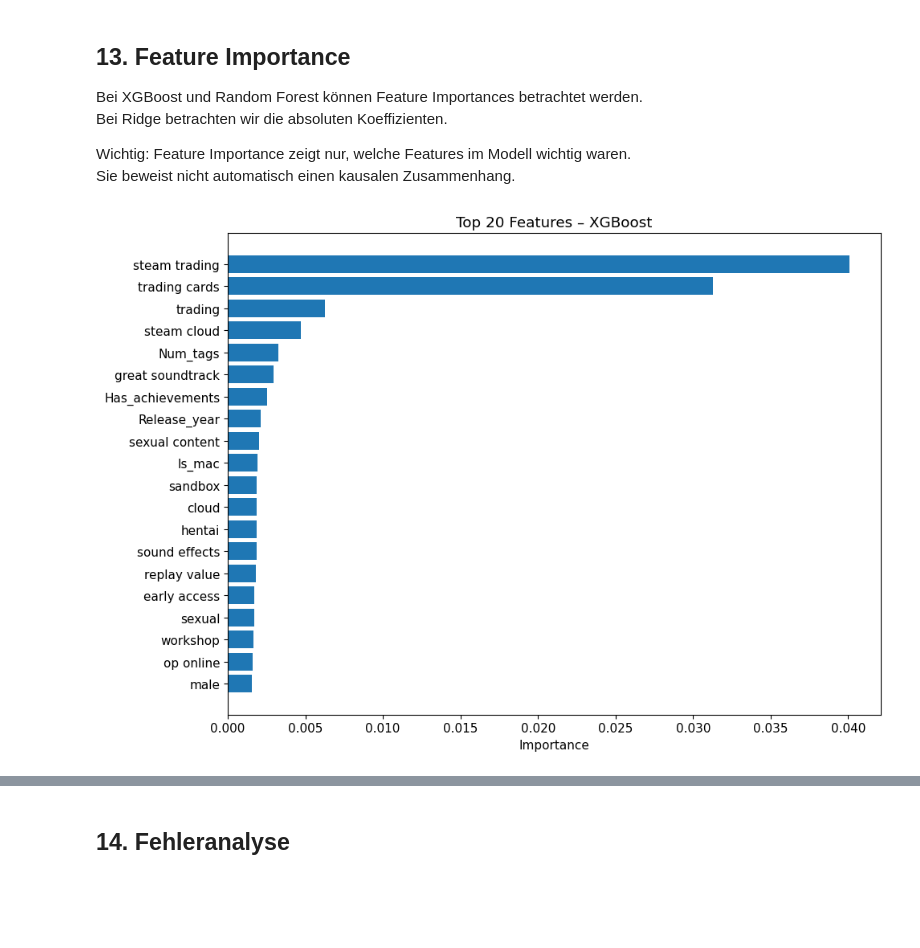
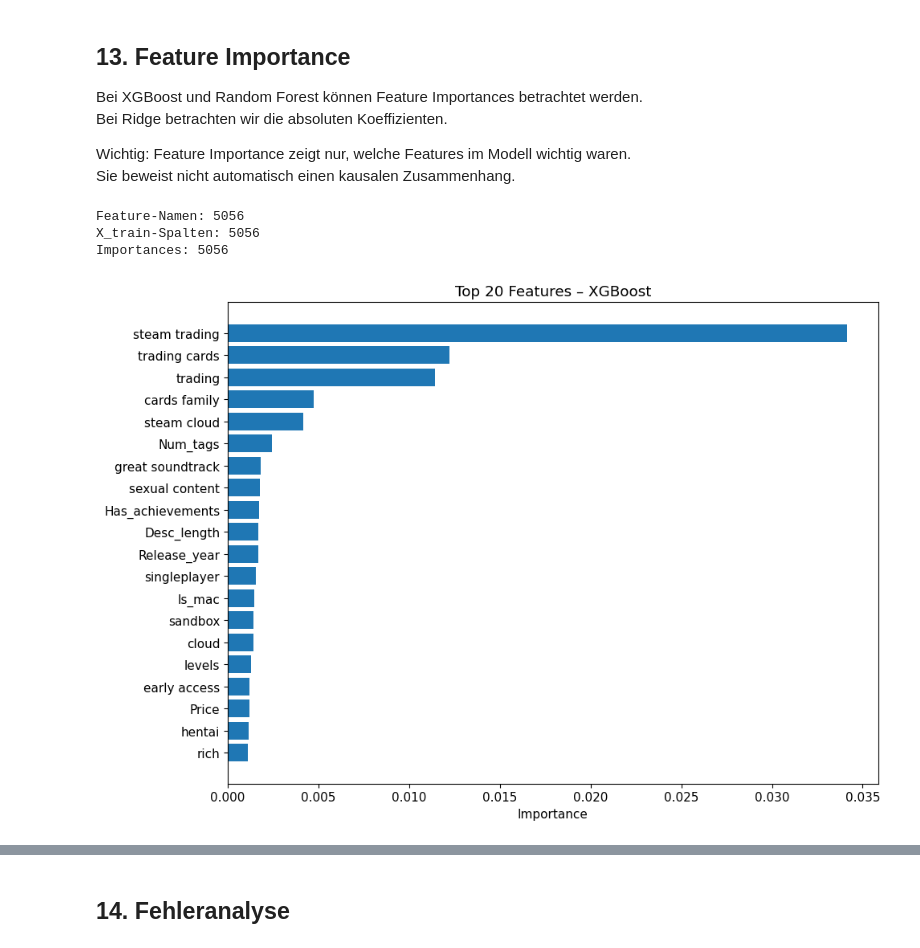
Before and after one commit to codesbyPJ/Steam-Sales-Prediction, a Jupyter notebook: steam_sales_prediction.ipynb, the cells around one changed output, grey strips where cells are left out. Saved outputs shown, nothing was run; the diff lists cells and outputs as text; code cells hidden in the pictures; blank space fills up the shorter version.

```diff
--- a/steam_sales_prediction.ipynb
+++ b/steam_sales_prediction.ipynb
@@ -730,11 +735,13 @@ Random Forest kann nichtlineare Zusammenhänge lernen.
 Er ist aber bei sehr vielen Textfeatures oft langsamer als lineare Modelle oder XGBoost.
 # %%
 rf_model = RandomForestRegressor(
-    n_estimators=150,
+    n_estimators=100,
     max_depth=18,
     min_samples_leaf=3,
+    max_features=0.3,
     random_state=RANDOM_STATE,
-    n_jobs=-1
+    n_jobs=-1,
+    verbose=2
 )
 
 result, y_true, y_pred_rf = evaluate_model(
@@ -1235,38 +1291,65 @@ Bei Ridge betrachten wir die absoluten Koeffizienten.
 Wichtig: Feature Importance zeigt nur, welche Features im Modell wichtig waren.
 Sie beweist nicht automatisch einen kausalen Zusammenhang.
 # %%
-feature_names = list(tfidf.get_feature_names_out()) + numeric_features
+n_resnet = 2048
+
+resnet_feature_names = [
+    f"ResNet_{i}" for i in range(n_resnet)
+]
+
+feature_names = (
+    list(tfidf.get_feature_names_out())
+    + numeric_features
+    + resnet_feature_names
+)
+
+print("Feature-Namen:", len(feature_names))
+print("X_train-Spalten:", X_train.shape[1])
 
 def show_top_features(model_name, top_n=20):
     if model_name == "XGBoost" and XGBOOST_AVAILABLE:
-        model = xgb_model
-        importance = model.feature_importances_
+        importance = xgb_model.feature_importances_
+
     elif model_name == "Random Forest":
-        model = rf_model
-        importance = model.feature_importances_
+        importance = rf_model.feature_importances_
+
     elif model_name == "Linear Regression (Ridge)":
-        model = ridge_model
-        importance = np.abs(model.coef_)
+        importance = np.abs(np.ravel(ridge_model.coef_))
+
     else:
         print("Keine Feature Importance verfügbar.")
         return None
 
+    print("Importances:", len(importance))
+
+    if len(feature_names) != len(importance):
+        raise ValueError(
+            f"{len(feature_names)} Feature-Namen, "
+            f"aber {len(importance)} Importances."
+        )
+
     fi = pd.DataFrame({
         "Feature": feature_names,
         "Importance": importance
-    }).sort_values("Importance", ascending=False).head(top_n)
+    }).sort_values(
+        "Importance",
+        ascending=False
+    ).head(top_n)
 
     plt.figure(figsize=(10, 7))
     plt.barh(fi["Feature"][::-1], fi["Importance"][::-1])
     plt.title(f"Top {top_n} Features – {model_name}")
     plt.xlabel("Importance")
     plt.tight_layout()
     plt.show()
 
     return fi
 
 top_features = show_top_features(best_model_name, top_n=20)
 top_features
 # %% [output]
+Feature-Namen: 5056
+X_train-Spalten: 5056
+Importances: 5056
-[figure, old version]
+[figure, new version]
 |  | Feature | Importance |
```
Also changed, not shown: parts of 28 cells of this notebook.
